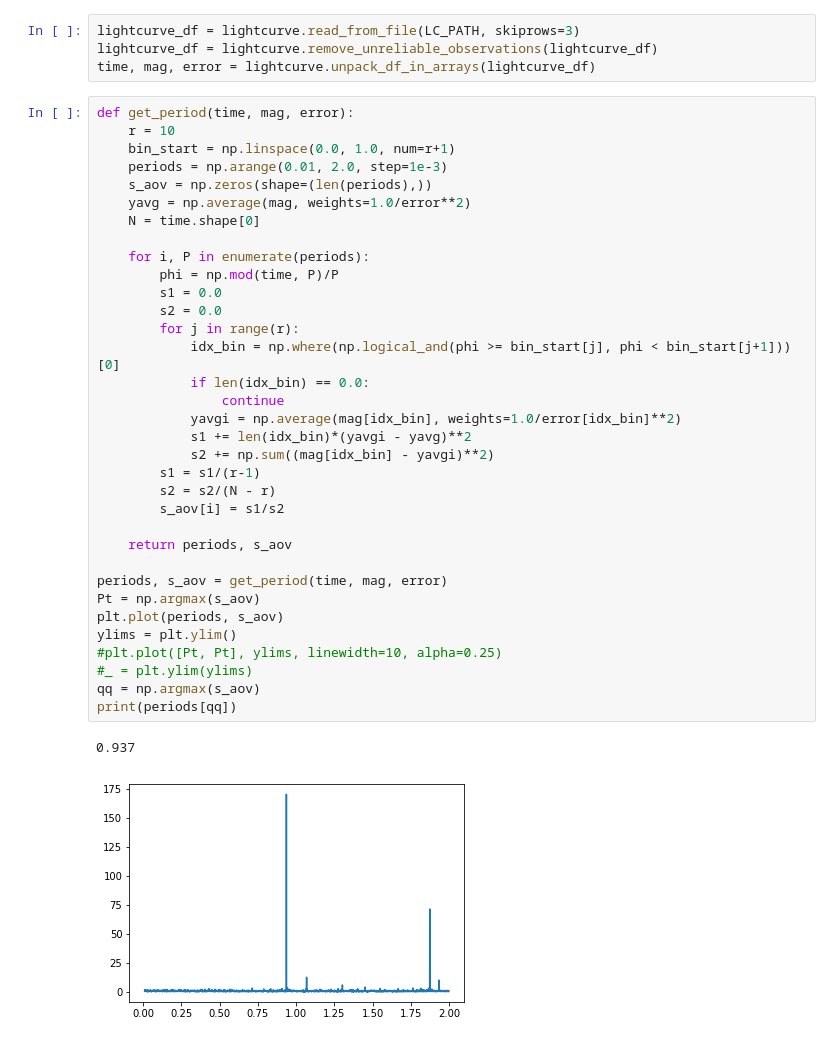
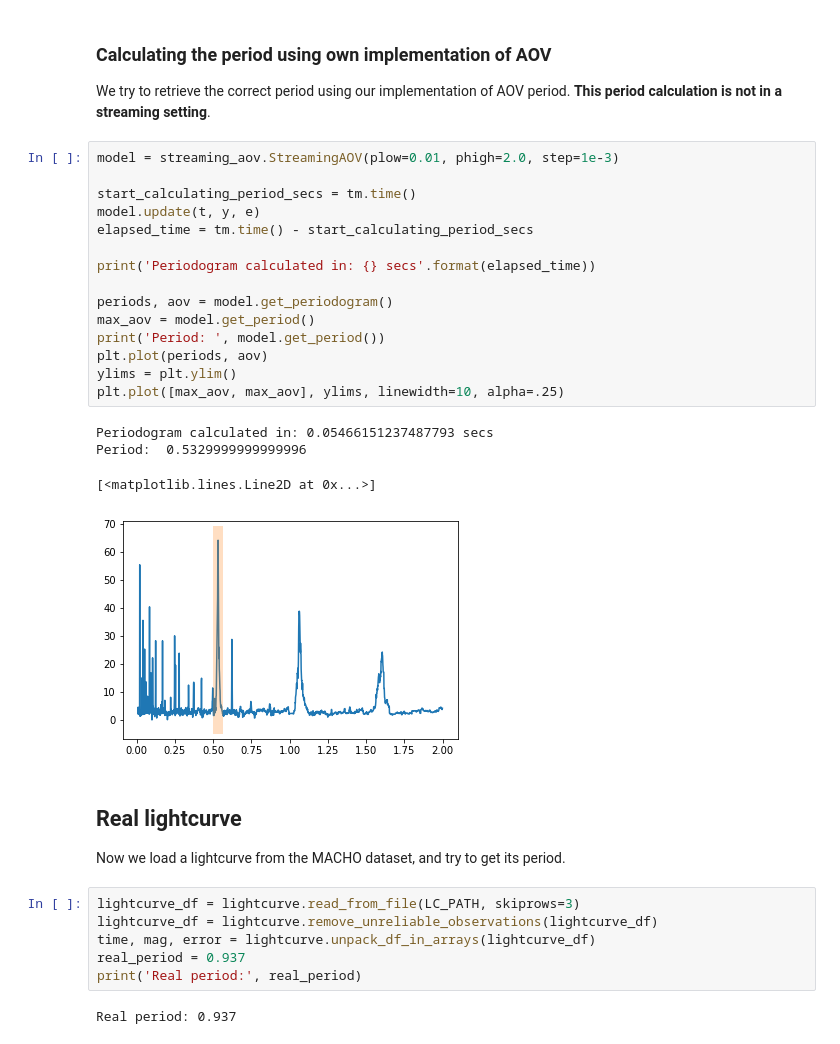
Before and after one commit to trannguyenle95/variational-gmm, a Jupyter notebook: streaming-aov-periodogram.ipynb, the cells around one changed output. Drawn from its saved outputs; the diff is of its cells as text.

```diff
--- a/streaming-aov-periodogram.ipynb
+++ b/streaming-aov-periodogram.ipynb
@@ -55,41 +70,36 @@ LC_PATH = 'data/lc_1.3444.614.B.mjd'
+# %% [markdown]
+### Calculating the period using own implementation of AOV
+
+We try to retrieve the correct period using our implementation of AOV period. **This period calculation is not in a streaming setting**.
+# %%
+model = streaming_aov.StreamingAOV(plow=0.01, phigh=2.0, step=1e-3)
+
+start_calculating_period_secs = tm.time()
+model.update(t, y, e)
+elapsed_time = tm.time() - start_calculating_period_secs
+
+print('Periodogram calculated in: {} secs'.format(elapsed_time))
+
+periods, aov = model.get_periodogram()
+max_aov = model.get_period()
+print('Period: ', model.get_period())
+plt.plot(periods, aov)
+ylims = plt.ylim()
+plt.plot([max_aov, max_aov], ylims, linewidth=10, alpha=.25)
+# %% [output]
+Periodogram calculated in: 0.05466151237487793 secs
+Period:  0.5329999999999996
+[<matplotlib.lines.Line2D at 0x...>]
+[figure, added]
+# %% [markdown]
+## Real lightcurve
+
+Now we load a lightcurve from the MACHO dataset, and try to get its period.
 # %%
 lightcurve_df = lightcurve.read_from_file(LC_PATH, skiprows=3)
 lightcurve_df = lightcurve.remove_unreliable_observations(lightcurve_df)
 time, mag, error = lightcurve.unpack_df_in_arrays(lightcurve_df)
+real_period = 0.937
+print('Real period:', real_period)
+# %% [output]
+Real period: 0.937
-# %%
-def get_period(time, mag, error):
-    r = 10
-    bin_start = np.linspace(0.0, 1.0, num=r+1)
-    periods = np.arange(0.01, 2.0, step=1e-3)
-    s_aov = np.zeros(shape=(len(periods),))
-    yavg = np.average(mag, weights=1.0/error**2)
-    N = time.shape[0]
-
-    for i, P in enumerate(periods):
-        phi = np.mod(time, P)/P
-        s1 = 0.0
-        s2 = 0.0
-        for j in range(r):
-            idx_bin = np.where(np.logical_and(phi >= bin_start[j], phi < bin_start[j+1]))[0]
-            if len(idx_bin) == 0.0:
-                continue
-            yavgi = np.average(mag[idx_bin], weights=1.0/error[idx_bin]**2)
-            s1 += len(idx_bin)*(yavgi - yavg)**2
-            s2 += np.sum((mag[idx_bin] - yavgi)**2)
-        s1 = s1/(r-1)
-        s2 = s2/(N - r)
-        s_aov[i] = s1/s2
-
-    return periods, s_aov
-
-periods, s_aov = get_period(time, mag, error)
-Pt = np.argmax(s_aov)
-plt.plot(periods, s_aov)
-ylims = plt.ylim()
-#plt.plot([Pt, Pt], ylims, linewidth=10, alpha=0.25)
-#_ = plt.ylim(ylims)
-qq = np.argmax(s_aov)
-print(periods[qq])
-# %% [output]
-0.937
-[figure, removed]
```
Also changed, not shown: parts of 23 cells of this notebook, 5 other files.
